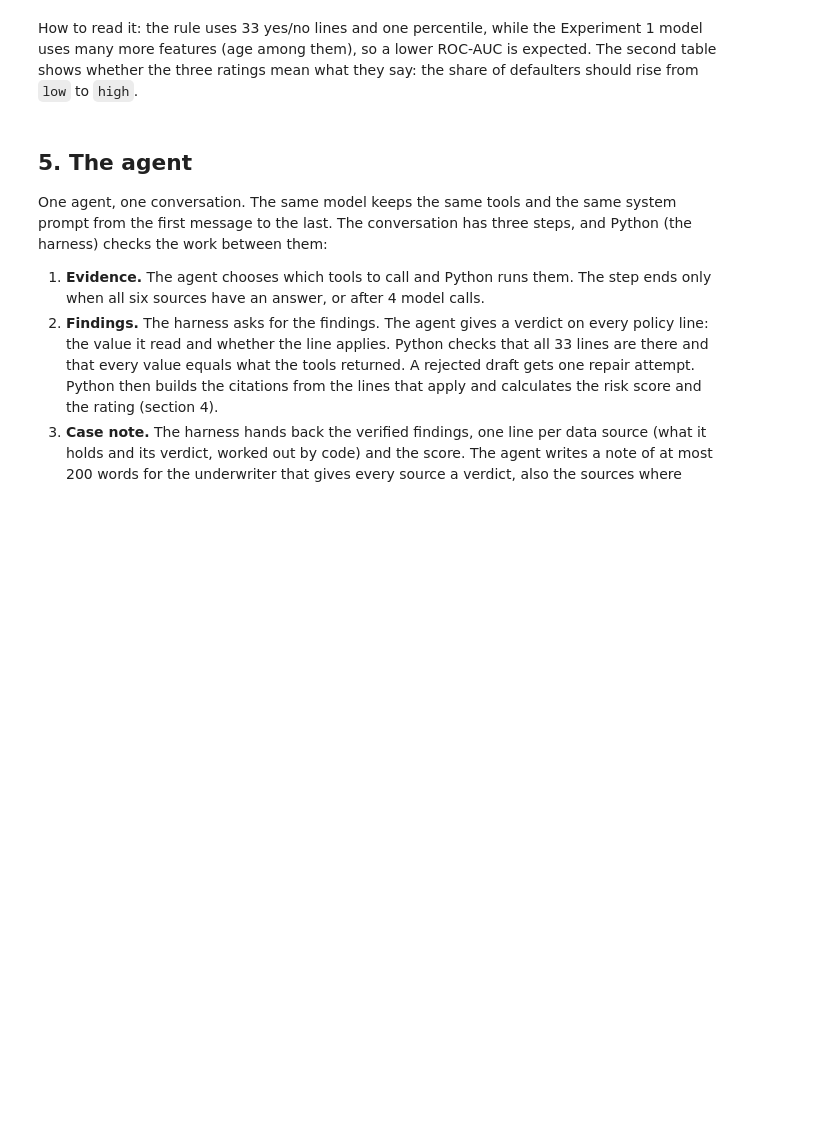
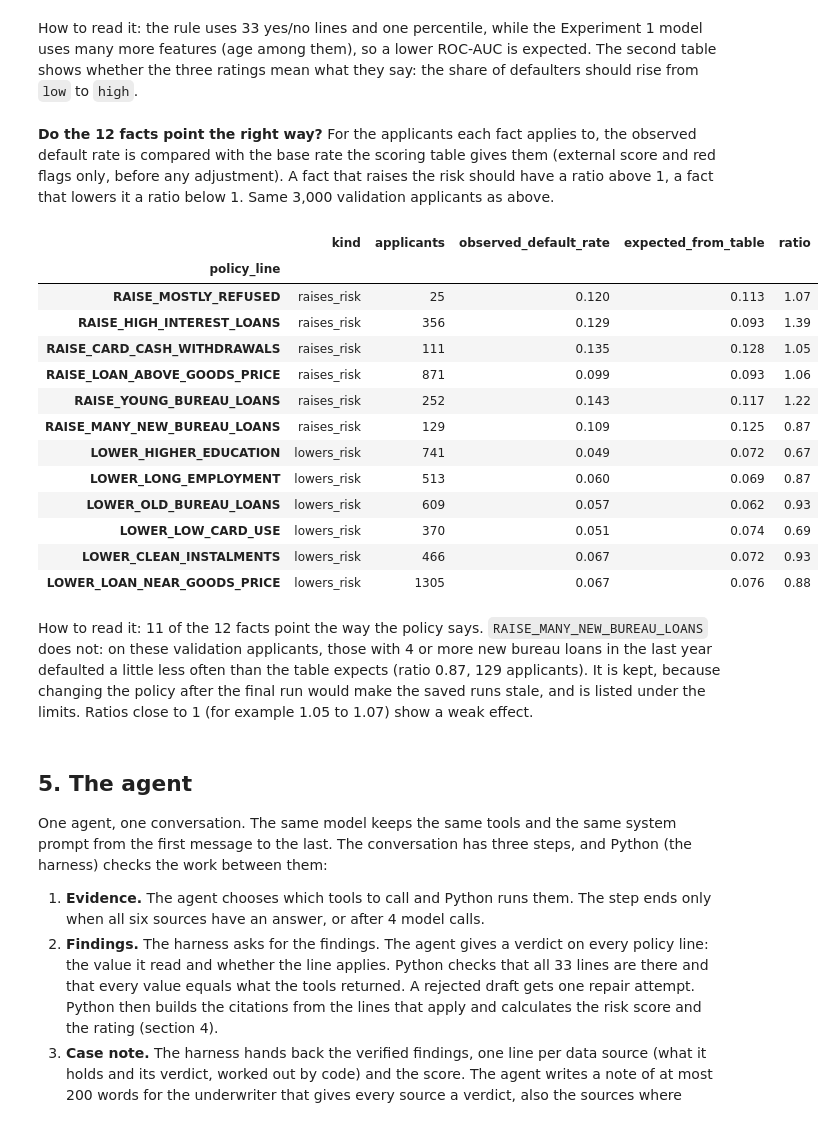
Before and after one commit to RaUzenL/bt4012_group6, a Jupyter notebook: Exp_3/exp3.ipynb, the cells around one changed output. Cells and saved outputs as stored; diff of their text form; code cells hidden in the pictures; blank space fills up the shorter version.

```diff
--- a/Exp_3/exp3.ipynb
+++ b/Exp_3/exp3.ipynb
@@ -342,6 +357,33 @@ rating_check.round(3)
 How to read it: the rule uses 33 yes/no lines and one percentile, while the Experiment 1 model uses many more
 features (age among them), so a lower ROC-AUC is expected. The second table shows whether the three ratings mean
 what they say: the share of defaulters should rise from `low` to `high`.
+# %% [markdown]
+**Do the 12 facts point the right way?** For the applicants each fact applies to, the observed default rate is
+compared with the base rate the scoring table gives them (external score and red flags only, before any adjustment).
+A fact that raises the risk should have a ratio above 1, a fact that lowers it a ratio below 1. Same 3,000 validation
+applicants as above.
+# %%
+grading.fact_check_table(rule_scores)
+# %% [output]
+|  | kind | applicants | observed_default_rate | expected_from_table | ratio |
+| policy_line |  |  |  |  |  |
+| RAISE_MOSTLY_REFUSED | raises_risk | 25 | 0.120 | 0.113 | 1.07 |
+| RAISE_HIGH_INTEREST_LOANS | raises_risk | 356 | 0.129 | 0.093 | 1.39 |
+| RAISE_CARD_CASH_WITHDRAWALS | raises_risk | 111 | 0.135 | 0.128 | 1.05 |
+| RAISE_LOAN_ABOVE_GOODS_PRICE | raises_risk | 871 | 0.099 | 0.093 | 1.06 |
+| RAISE_YOUNG_BUREAU_LOANS | raises_risk | 252 | 0.143 | 0.117 | 1.22 |
+| RAISE_MANY_NEW_BUREAU_LOANS | raises_risk | 129 | 0.109 | 0.125 | 0.87 |
+| LOWER_HIGHER_EDUCATION | lowers_risk | 741 | 0.049 | 0.072 | 0.67 |
+| LOWER_LONG_EMPLOYMENT | lowers_risk | 513 | 0.060 | 0.069 | 0.87 |
+| LOWER_OLD_BUREAU_LOANS | lowers_risk | 609 | 0.057 | 0.062 | 0.93 |
+| LOWER_LOW_CARD_USE | lowers_risk | 370 | 0.051 | 0.074 | 0.69 |
+| LOWER_CLEAN_INSTALMENTS | lowers_risk | 466 | 0.067 | 0.072 | 0.93 |
+| LOWER_LOAN_NEAR_GOODS_PRICE | lowers_risk | 1305 | 0.067 | 0.076 | 0.88 |
+# %% [markdown]
+How to read it: 11 of the 12 facts point the way the policy says. `RAISE_MANY_NEW_BUREAU_LOANS` does not: on these
+validation applicants, those with 4 or more new bureau loans in the last year defaulted a little less often than the
+table expects (ratio 0.87, 129 applicants). It is kept, because changing the policy after the final run would make the
+saved runs stale, and is listed under the limits. Ratios close to 1 (for example 1.05 to 1.07) show a weak effect.
 # %% [markdown]
 ## 5. The agent
 One agent, one conversation. The same model keeps the same tools and the same system prompt from the first message
```
Also changed, not shown: parts of 20 cells of this notebook, 8 other files.
